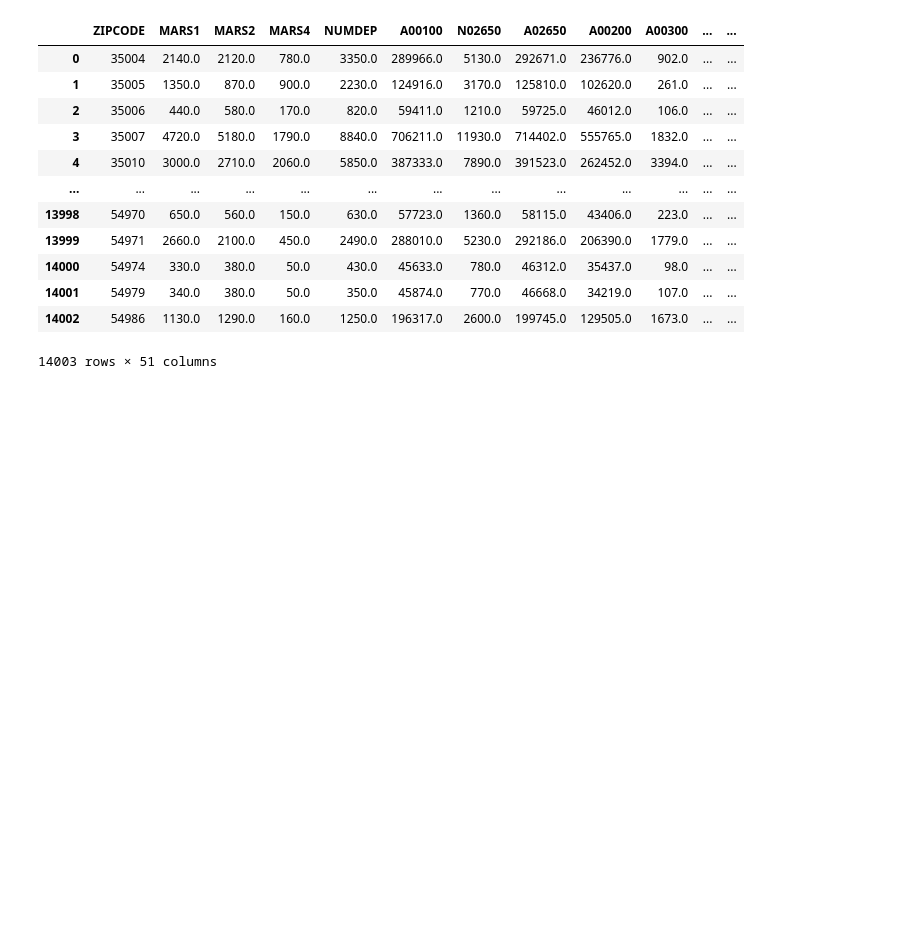
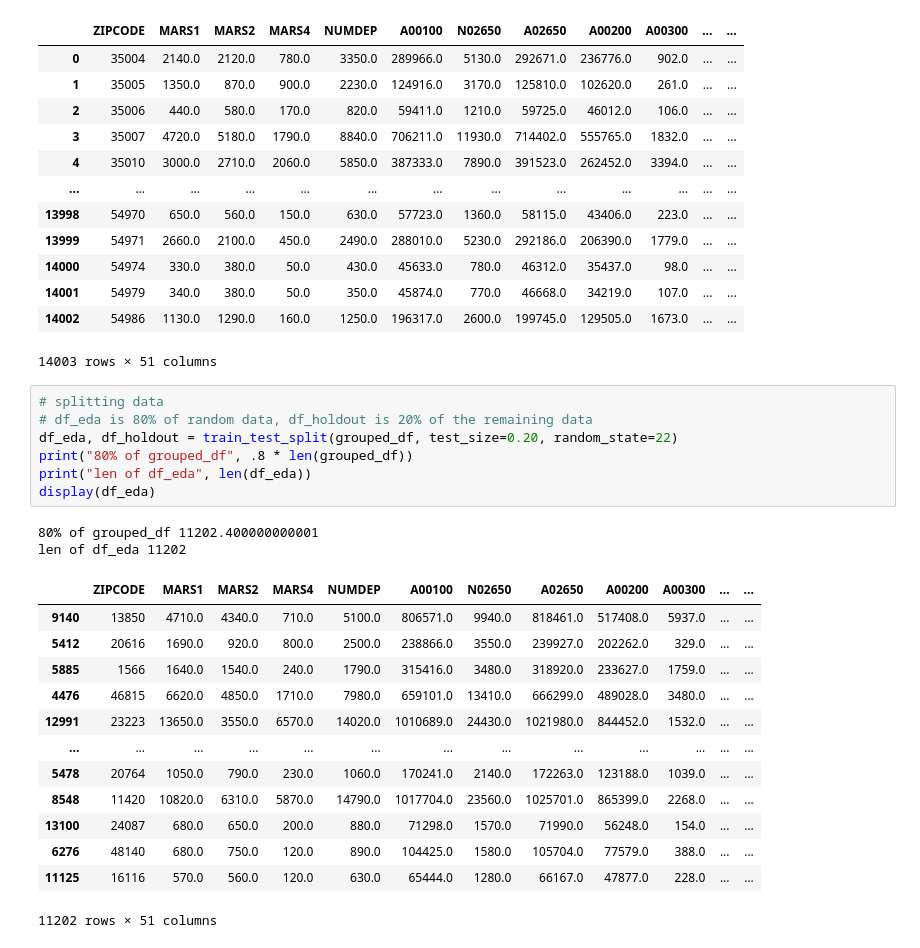
Before and after one commit to kdevoe/aai-500-final-group-4, a Jupyter notebook: HousingDataFinal.ipynb, the cells around one changed output. Cells and saved outputs as stored; diff of their text form; blank space fills up the shorter version.

```diff
--- a/HousingDataFinal.ipynb
+++ b/HousingDataFinal.ipynb
@@ -60,3 +61,26 @@ display(grouped_df)
 | 14001 | 54979 | 340.0 | 380.0 | 50.0 | 350.0 | 45874.0 | 770.0 | 46668.0 | 34219.0 | 107.0 | ... | ... |
 | 14002 | 54986 | 1130.0 | 1290.0 | 160.0 | 1250.0 | 196317.0 | 2600.0 | 199745.0 | 129505.0 | 1673.0 | ... | ... |
 14003 rows × 51 columns
+# %%
+# splitting data
+# df_eda is 80% of random data, df_holdout is 20% of the remaining data
+df_eda, df_holdout = train_test_split(grouped_df, test_size=0.20, random_state=22)
+print("80% of grouped_df", .8 * len(grouped_df))
+print("len of df_eda", len(df_eda))
+display(df_eda)
+# %% [output]
+80% of grouped_df 11202.400000000001
+len of df_eda 11202
+|  | ZIPCODE | MARS1 | MARS2 | MARS4 | NUMDEP | A00100 | N02650 | A02650 | A00200 | A00300 | ... | ... |
+| 9140 | 13850 | 4710.0 | 4340.0 | 710.0 | 5100.0 | 806571.0 | 9940.0 | 818461.0 | 517408.0 | 5937.0 | ... | ... |
+| 5412 | 20616 | 1690.0 | 920.0 | 800.0 | 2500.0 | 238866.0 | 3550.0 | 239927.0 | 202262.0 | 329.0 | ... | ... |
+| 5885 | 1566 | 1640.0 | 1540.0 | 240.0 | 1790.0 | 315416.0 | 3480.0 | 318920.0 | 233627.0 | 1759.0 | ... | ... |
+| 4476 | 46815 | 6620.0 | 4850.0 | 1710.0 | 7980.0 | 659101.0 | 13410.0 | 666299.0 | 489028.0 | 3480.0 | ... | ... |
+| 12991 | 23223 | 13650.0 | 3550.0 | 6570.0 | 14020.0 | 1010689.0 | 24430.0 | 1021980.0 | 844452.0 | 1532.0 | ... | ... |
+| ... | ... | ... | ... | ... | ... | ... | ... | ... | ... | ... | ... | ... |
+| 5478 | 20764 | 1050.0 | 790.0 | 230.0 | 1060.0 | 170241.0 | 2140.0 | 172263.0 | 123188.0 | 1039.0 | ... | ... |
+| 8548 | 11420 | 10820.0 | 6310.0 | 5870.0 | 14790.0 | 1017704.0 | 23560.0 | 1025701.0 | 865399.0 | 2268.0 | ... | ... |
+| 13100 | 24087 | 680.0 | 650.0 | 200.0 | 880.0 | 71298.0 | 1570.0 | 71990.0 | 56248.0 | 154.0 | ... | ... |
+| 6276 | 48140 | 680.0 | 750.0 | 120.0 | 890.0 | 104425.0 | 1580.0 | 105704.0 | 77579.0 | 388.0 | ... | ... |
+| 11125 | 16116 | 570.0 | 560.0 | 120.0 | 630.0 | 65444.0 | 1280.0 | 66167.0 | 47877.0 | 228.0 | ... | ... |
+11202 rows × 51 columns
```
Also changed, not shown: parts of 3 cells of this notebook.
